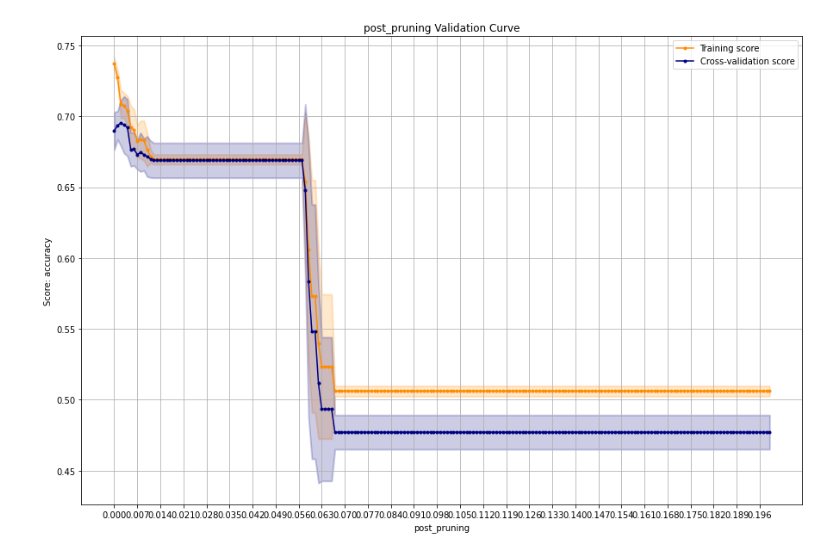
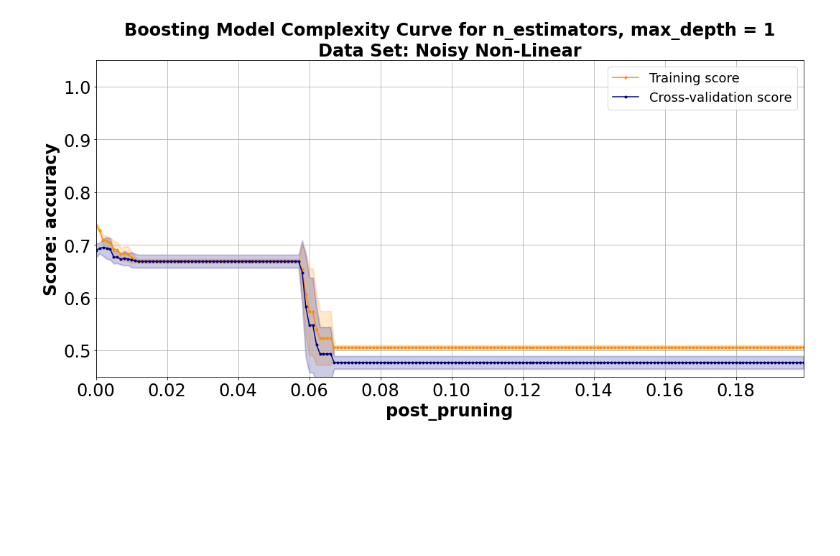
Before and after one commit to Inquisitive-ME/SupervisedLearning_Project_Code, a Jupyter notebook: Boosting/generated_noisy_nonlinear_boosting_analysis.ipynb, the cells around one changed output. Saved outputs shown, nothing was run; the diff lists cells and outputs as text; code cells hidden in the pictures; blank space fills up the shorter version.

```diff
--- a/Boosting/generated_noisy_nonlinear_boosting_analysis.ipynb
+++ b/Boosting/generated_noisy_nonlinear_boosting_analysis.ipynb
@@ -21,3 +16,16 @@ GS_FILE_NAME_PREFIX = "Analysis_Data/NOISY_NONLINEAR_BOOSTING"
+# %%
+GS_FILE_NAME_PREFIX = "Analysis_Data/NOISY_NONLINEAR_BOOSTING"
+
+PLOT_SAVE_LOCATION = "Figures/"
+ALGO = "Boosting"
+DATASET = "Noisy Non-Linear"
+GLOBAL_FIG_COUNTER = 0
+
+default_title = "{} Default Learning Curve\n Data Set: {}".format(ALGO, DATASET)
+dt_title = "{} Base Estimator From Decision Tree Analysis Learning Curve\n Data Set: {}".format(ALGO, DATASET)
+final_title = "{} Final Tuning Learning Curve\n Data Set: {}".format(ALGO, DATASET)
+
+ylim=(0.45, 1.05)
 # %%
 # Load Data
 X_train, X_test, y_train, y_test, y_test_non_noisy = get_noisy_nonlinear_with_non_noisy_labels()
@@ -28,3 +35,0 @@ train_sizes, train_scores, test_scores, fit_times = TrainingCurves.perform_learn
-# %%
-ylim=(0.5, 1.05)
-TrainingCurves.plot_learning_curve(train_scores, test_scores, train_sizes, "Default Learning Curve", ylim=ylim)
@@ -34,12 +49,12 @@ TrainingCurves.plot_learning_curve(train_scores, test_scores, train_sizes, "Defa
 n_estimators = [i for i in range(1, 50)]
 learning_rate = [i for i in np.arange(0.02, .8, 0.01)]
 ccp_alpha = np.arange(0.0, 0.2, 0.001)
-max_depth = [i for i in range(1, 50, 2)]
+max_depth = [i for i in range(1, 20, 1)]
 
 post_pruning_classifiers = []
 post_pruning_labels = []
 for i in ccp_alpha:
-    post_pruning_classifiers.append(tree.DecisionTreeClassifier(ccp_alpha=i, max_depth=1))
+    post_pruning_classifiers.append(tree.DecisionTreeClassifier(ccp_alpha=i, max_depth=3))
     post_pruning_labels.append(i)
 
 max_depth_classifiers = []
@@ -76,4 +92,11 @@ TrainingCurves.plot_validation_curve(train_scores_mean, train_scores_std, test_s
 # %%
+post_pruning_classifiers = []
+post_pruning_labels = []
+max_depth=1
+for i in ccp_alpha:
+    post_pruning_classifiers.append(tree.DecisionTreeClassifier(ccp_alpha=i, max_depth=max_depth))
+    post_pruning_labels.append(i)
+
 train_scores_mean, train_scores_std, test_scores_mean, test_scores_std = \
-TrainingCurves.perform_validation_curve(AdaBoostClassifier(), X_train, y_train, "base_estimator", post_pruning_classifiers, 'accuracy', cv=TrainingCurves.get_cv())
+TrainingCurves.perform_validation_curve(AdaBoostClassifier(), X_train, y_train, "base_estimator", post_pruning_classifiers, 'accuracy', cv=TrainingCurves.get_cv(), verbose=10)
 # %% [output]
@@ -82,4 +114,5 @@ TrainingCurves.perform_validation_curve(AdaBoostClassifier(), X_train, y_train,
 # %%
-TrainingCurves.plot_validation_curve(train_scores_mean, train_scores_std, test_scores_mean, test_scores_std, "post_pruning", post_pruning_labels, title="post_pruning Validation Curve", scoring="accuracy", tick_spacing=7)
+title = "{} Model Complexity Curve for n_estimators, max_depth = {}\nData Set: {}".format(ALGO, max_depth, DATASET)
+TrainingCurves.plot_validation_curve(train_scores_mean, train_scores_std, test_scores_mean, test_scores_std, "post_pruning", post_pruning_labels, title=title.format(max_depth), scoring="accuracy", tick_spacing=20, ylim=ylim)
 # %% [output]
-[figure, old version]
+[figure, new version]
```
Also changed, not shown: parts of 24 cells of this notebook, 4 other files.
